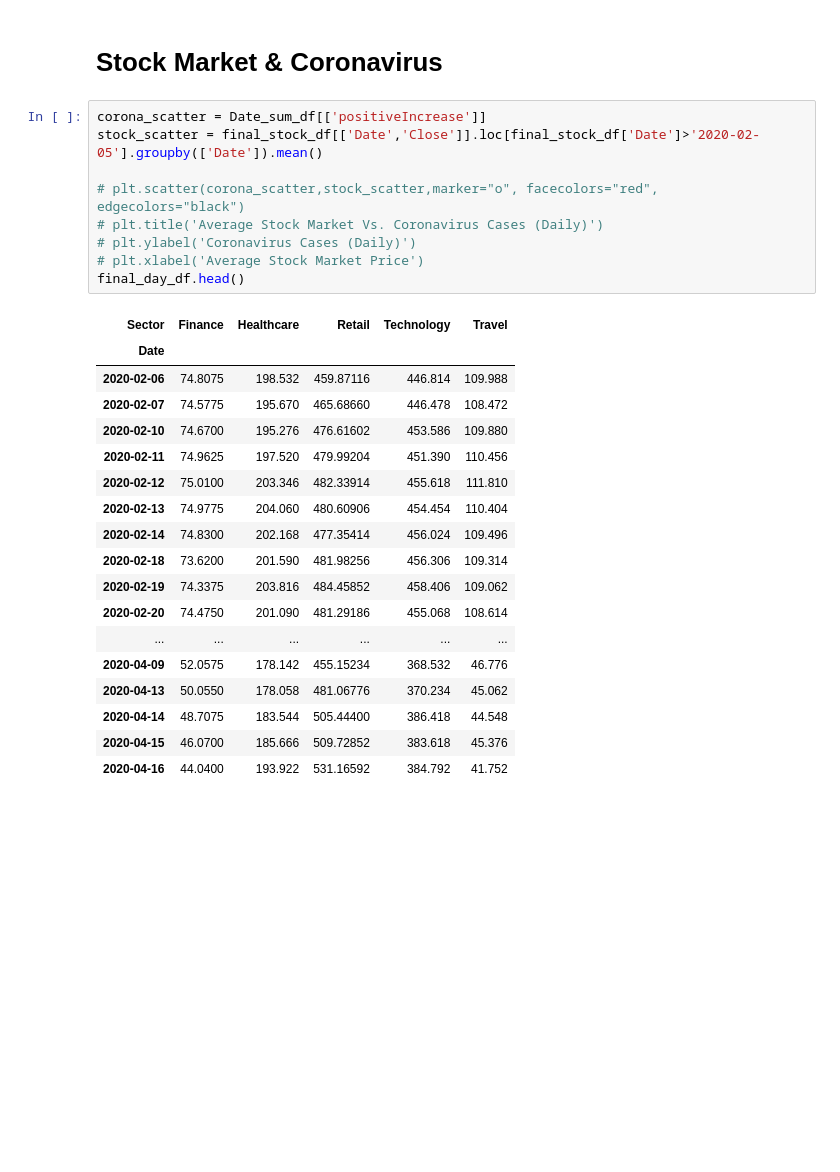
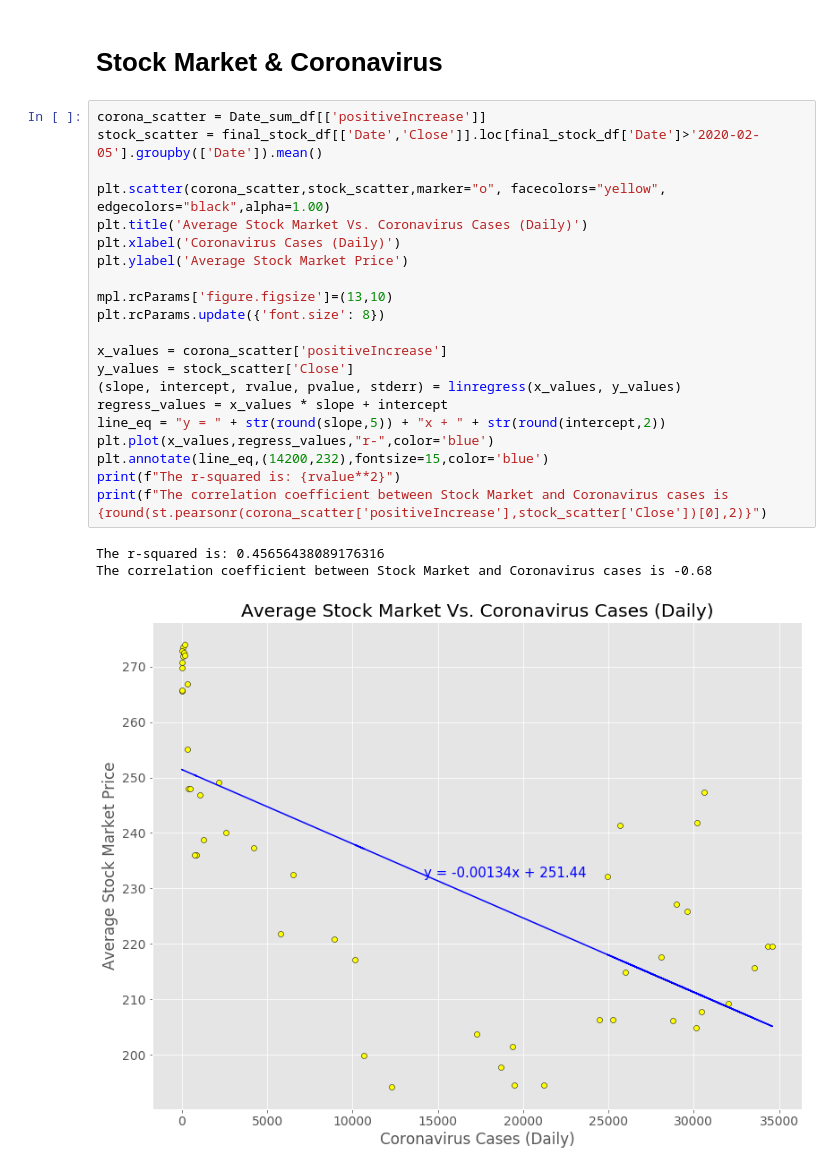
Before and after one commit to arohipant/WolfGang-Project-1, a Jupyter notebook: Project Files/Project.ipynb, the cells around one changed output. Drawn from its saved outputs; the diff is of its cells as text; blank space fills up the shorter version.

```diff
--- a/Project Files/Project.ipynb
+++ b/Project Files/Project.ipynb
@@ -192,31 +193,28 @@ plt.style.use('ggplot')
 # %%
 corona_scatter = Date_sum_df[['positiveIncrease']]
 stock_scatter = final_stock_df[['Date','Close']].loc[final_stock_df['Date']>'2020-02-05'].groupby(['Date']).mean()
 
-# plt.scatter(corona_scatter,stock_scatter,marker="o", facecolors="red", edgecolors="black")
-# plt.title('Average Stock Market Vs. Coronavirus Cases (Daily)')
-# plt.ylabel('Coronavirus Cases (Daily)')
-# plt.xlabel('Average Stock Market Price')
-final_day_df.head()
+plt.scatter(corona_scatter,stock_scatter,marker="o", facecolors="yellow", edgecolors="black",alpha=1.00)
+plt.title('Average Stock Market Vs. Coronavirus Cases (Daily)')
+plt.xlabel('Coronavirus Cases (Daily)')
+plt.ylabel('Average Stock Market Price')
+
+mpl.rcParams['figure.figsize']=(13,10)
+plt.rcParams.update({'font.size': 8})
+
+x_values = corona_scatter['positiveIncrease']
+y_values = stock_scatter['Close']
+(slope, intercept, rvalue, pvalue, stderr) = linregress(x_values, y_values)
+regress_values = x_values * slope + intercept
+line_eq = "y = " + str(round(slope,5)) + "x + " + str(round(intercept,2))
+plt.plot(x_values,regress_values,"r-",color='blue')
+plt.annotate(line_eq,(14200,232),fontsize=15,color='blue')
+print(f"The r-squared is: {rvalue**2}")
+print(f"The correlation coefficient between Stock Market and Coronavirus cases is {round(st.pearsonr(corona_scatter['positiveIncrease'],stock_scatter['Close'])[0],2)}")
 # %% [output]
-| Sector | Finance | Healthcare | Retail | Technology | Travel |
-| Date |  |  |  |  |  |
-| 2020-02-06 | 74.8075 | 198.532 | 459.87116 | 446.814 | 109.988 |
-| 2020-02-07 | 74.5775 | 195.670 | 465.68660 | 446.478 | 108.472 |
-| 2020-02-10 | 74.6700 | 195.276 | 476.61602 | 453.586 | 109.880 |
-| 2020-02-11 | 74.9625 | 197.520 | 479.99204 | 451.390 | 110.456 |
-| 2020-02-12 | 75.0100 | 203.346 | 482.33914 | 455.618 | 111.810 |
-| 2020-02-13 | 74.9775 | 204.060 | 480.60906 | 454.454 | 110.404 |
-| 2020-02-14 | 74.8300 | 202.168 | 477.35414 | 456.024 | 109.496 |
-| 2020-02-18 | 73.6200 | 201.590 | 481.98256 | 456.306 | 109.314 |
-| 2020-02-19 | 74.3375 | 203.816 | 484.45852 | 458.406 | 109.062 |
-| 2020-02-20 | 74.4750 | 201.090 | 481.29186 | 455.068 | 108.614 |
-| ... | ... | ... | ... | ... | ... |
-| 2020-04-09 | 52.0575 | 178.142 | 455.15234 | 368.532 | 46.776 |
-| 2020-04-13 | 50.0550 | 178.058 | 481.06776 | 370.234 | 45.062 |
-| 2020-04-14 | 48.7075 | 183.544 | 505.44400 | 386.418 | 44.548 |
-| 2020-04-15 | 46.0700 | 185.666 | 509.72852 | 383.618 | 45.376 |
-| 2020-04-16 | 44.0400 | 193.922 | 531.16592 | 384.792 | 41.752 |
+The r-squared is: 0.45656438089176316
+The correlation coefficient between Stock Market and Coronavirus cases is -0.68
+[figure, added]
 # %%
 #final_day_df=final_day_df.index.loc[final_day_df.index >'2020-02-05']
 scatter_finance = final_day_df[['Finance']]
```
Also changed, not shown: parts of 3 cells of this notebook, 1 other file.
